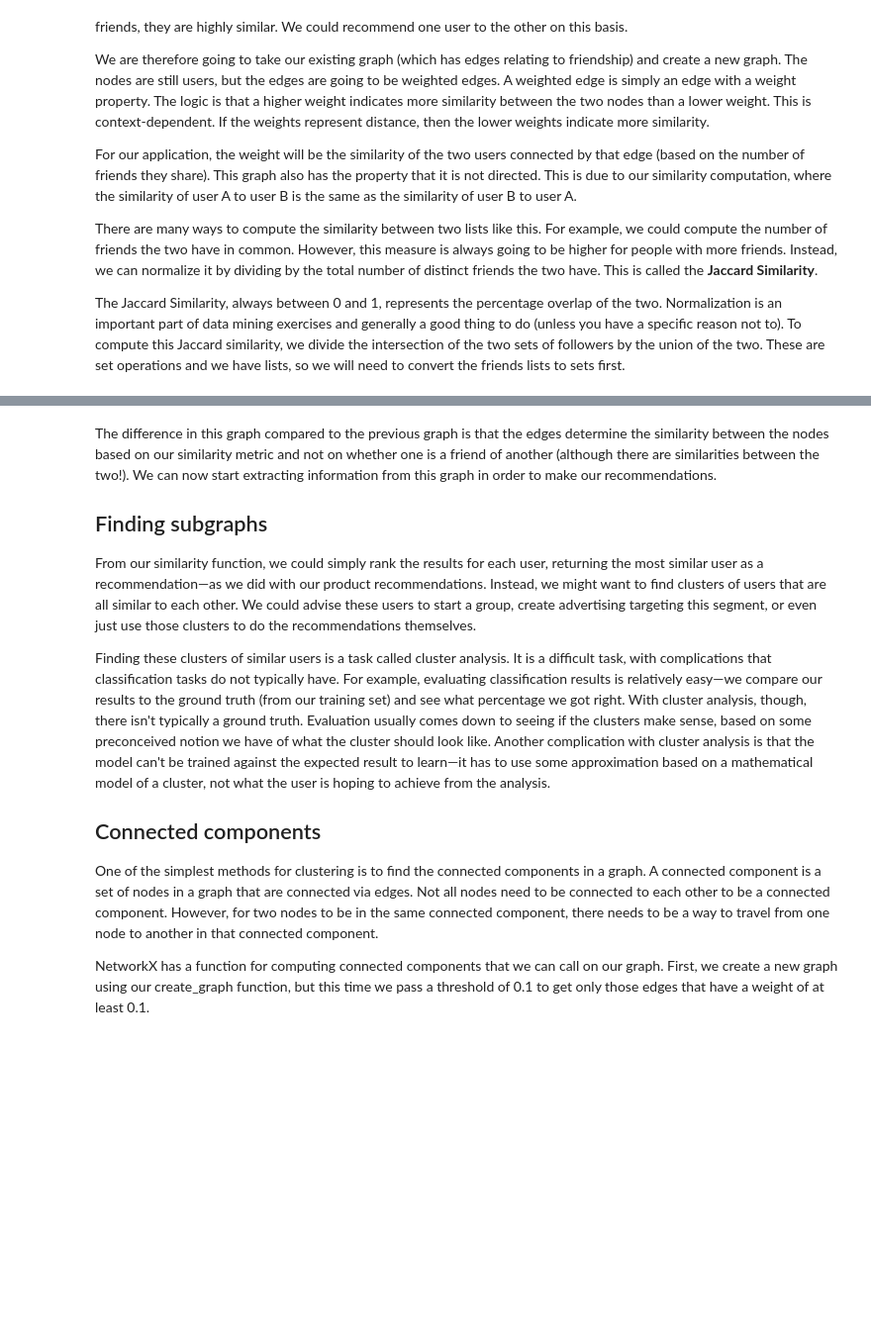
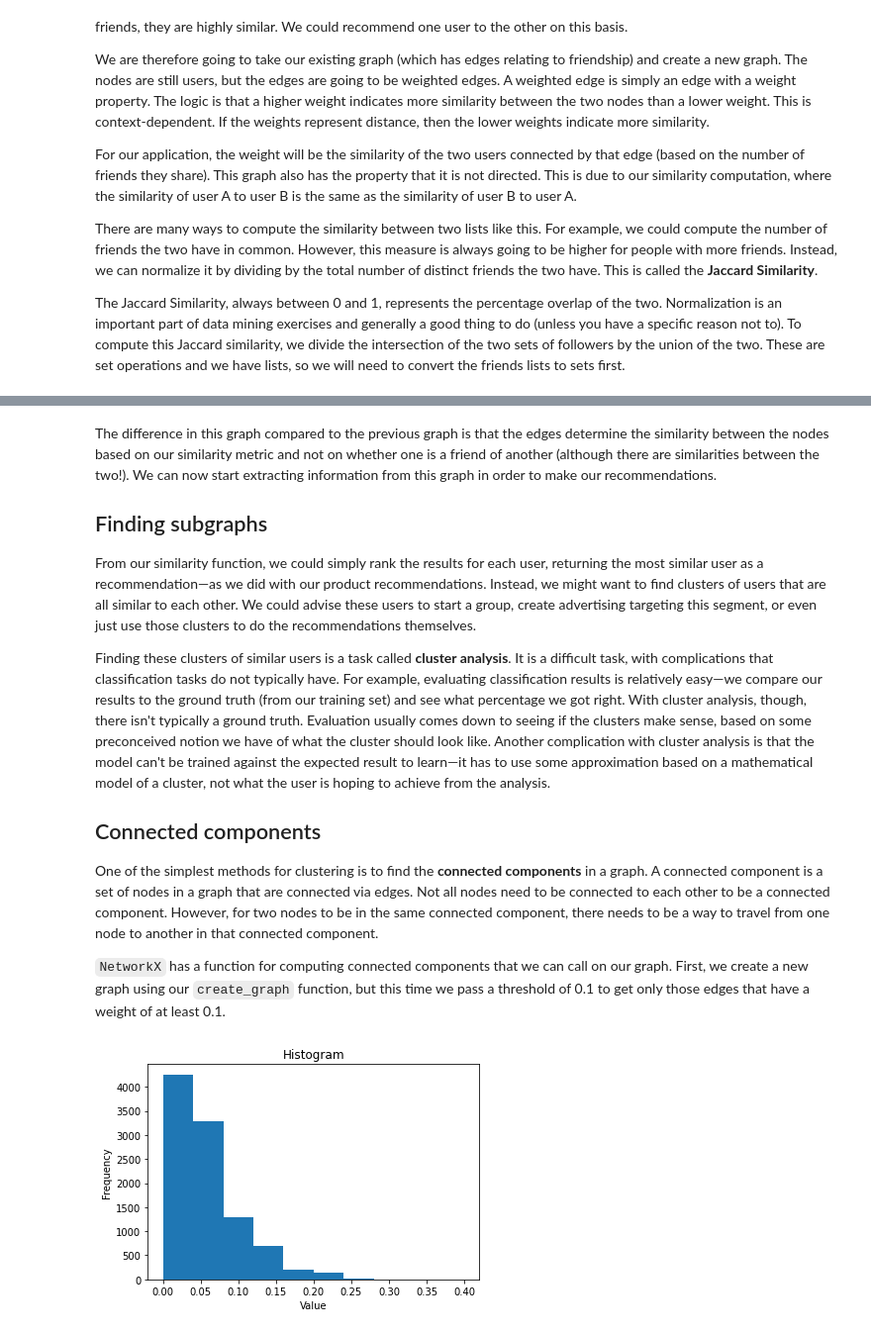
Before and after one commit to beauvilerobed/data-mining-with-python, a Jupyter notebook: 7_DiscorverAccountsGraphMining.ipynb, the cells around one changed output, grey strips where cells are left out. Shown: that part at 99% size. Saved outputs shown, nothing was run; the diff lists cells and outputs as text; code cells hidden in the pictures; blank space fills up the shorter version.

```diff
--- a/7_DiscorverAccountsGraphMining.ipynb
+++ b/7_DiscorverAccountsGraphMining.ipynb
@@ -87,6 +77,7 @@ def compute_similarity(friends1, friends2):
     return len(friends1 & friends2) / len(friends1 | friends2)
 
 def create_graph(friends, threshold=0):
+    weights = []
     G = nx.Graph()
     for user1 in friends.keys():
         for user2 in friends.keys():
@@ -94,12 +85,13 @@ def create_graph(friends, threshold=0):
                 continue
             weight = compute_similarity(friends[user1], friends[user2])
             if weight >= threshold:
+                weights.append(weight)
                 G.add_node(user1)
                 G.add_node(user2)
                 G.add_edge(user1, user2, weight=weight)
-    return G
+    return G, weights
 
-G = create_graph(friends)
+G, weights = create_graph(friends)
 # %%
 
 %matplotlib inline
@@ -123,32 +115,26 @@ Average degree: {1049: 1049.0}
 The difference in this graph compared to the previous graph is that the edges determine the similarity between the nodes based on our similarity metric and not on whether one is a friend of another (although there are similarities between the two!). We can now start extracting information from this graph in order to make our recommendations.
 
 ## Finding subgraphs
-From our similarity function, we could simply rank the results for each user,
-returning the most similar user as a recommendation—as we did with our
-product recommendations. Instead, we might want to find clusters of users that
-are all similar to each other. We could advise these users to start a group, create
-advertising targeting this segment, or even just use those clusters to do the
+From our similarity function, we could simply rank the results for each user, returning the most similar user as a recommendation—as we did with our product recommendations. Instead, we might want to find clusters of users that are all similar to each other. We could advise these users to start a group, create advertising targeting this segment, or even just use those clusters to do the
 recommendations themselves.
 
-Finding these clusters of similar users is a task called cluster analysis. It is a difficult
-task, with complications that classification tasks do not typically have. For example,
-evaluating classification results is relatively easy—we compare our results to the
-ground truth (from our training set) and see what percentage we got right. With
-cluster analysis, though, there isn't typically a ground truth. Evaluation usually
-comes down to seeing if the clusters make sense, based on some preconceived notion
-we have of what the cluster should look like. Another complication with cluster
-analysis is that the model can't be trained against the expected result to learn—it has
-to use some approximation based on a mathematical model of a cluster, not what the
-user is hoping to achieve from the analysis.
+Finding these clusters of similar users is a task called **cluster analysis**. It is a difficult task, with complications that classification tasks do not typically have. For example, evaluating classification results is relatively easy—we compare our results to the ground truth (from our training set) and see what percentage we got right. With cluster analysis, though, there isn't typically a ground truth. Evaluation usually comes down to seeing if the clusters make sense, based on some preconceived notion
+we have of what the cluster should look like. Another complication with cluster analysis is that the model can't be trained against the expected result to learn—it has to use some approximation based on a mathematical model of a cluster, not what the user is hoping to achieve from the analysis.
 
 ## Connected components
-One of the simplest methods for clustering is to find the connected components in
-a graph. A connected component is a set of nodes in a graph that are connected via
-edges. Not all nodes need to be connected to each other to be a connected component.
-However, for two nodes to be in the same connected component, there needs to be a
-way to travel from one node to another in that connected component.
+One of the simplest methods for clustering is to find the **connected components** in a graph. A connected component is a set of nodes in a graph that are connected via edges. Not all nodes need to be connected to each other to be a connected component. However, for two nodes to be in the same connected component, there needs to be a way to travel from one node to another in that connected component.
 
-NetworkX has a function for computing connected components that we can
-call on our graph. First, we create a new graph using our create_graph function,
-but this time we pass a threshold of 0.1 to get only those edges that have a weight
-of at least 0.1.
+`NetworkX` has a function for computing connected components that we can call on our graph. First, we create a new graph using our `create_graph` function, but this time we pass a threshold of 0.1 to get only those edges that have a weight of at least 0.1.
+# %%
+import numpy as np
+
+hist, bin_edges = np.histogram(weights, bins=10)
+
+# Plot the histogram
+plt.hist(weights, bins=bin_edges)
+plt.title("Histogram")
+plt.xlabel("Value")
+plt.ylabel("Frequency")
+plt.show()
+# %% [output]
+[figure, added]
```
Also changed, not shown: parts of 17 cells of this notebook.
